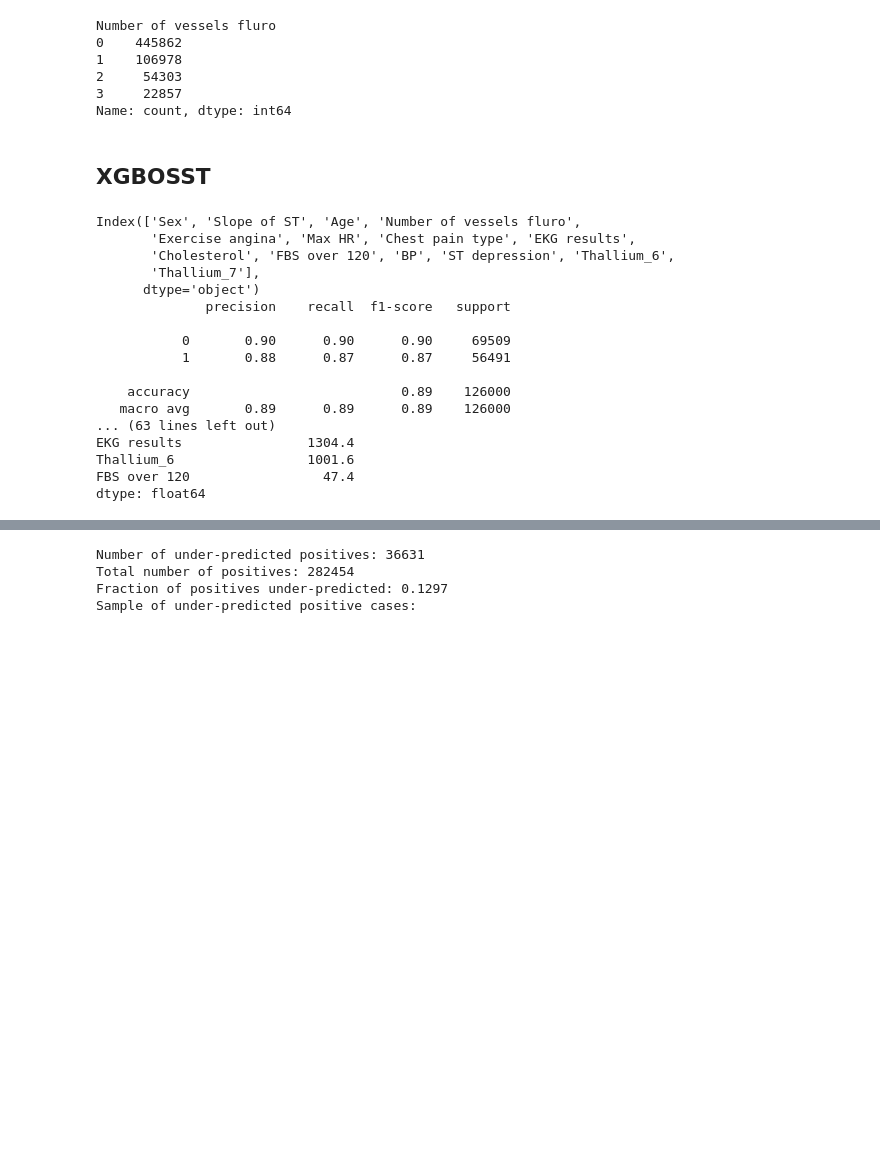
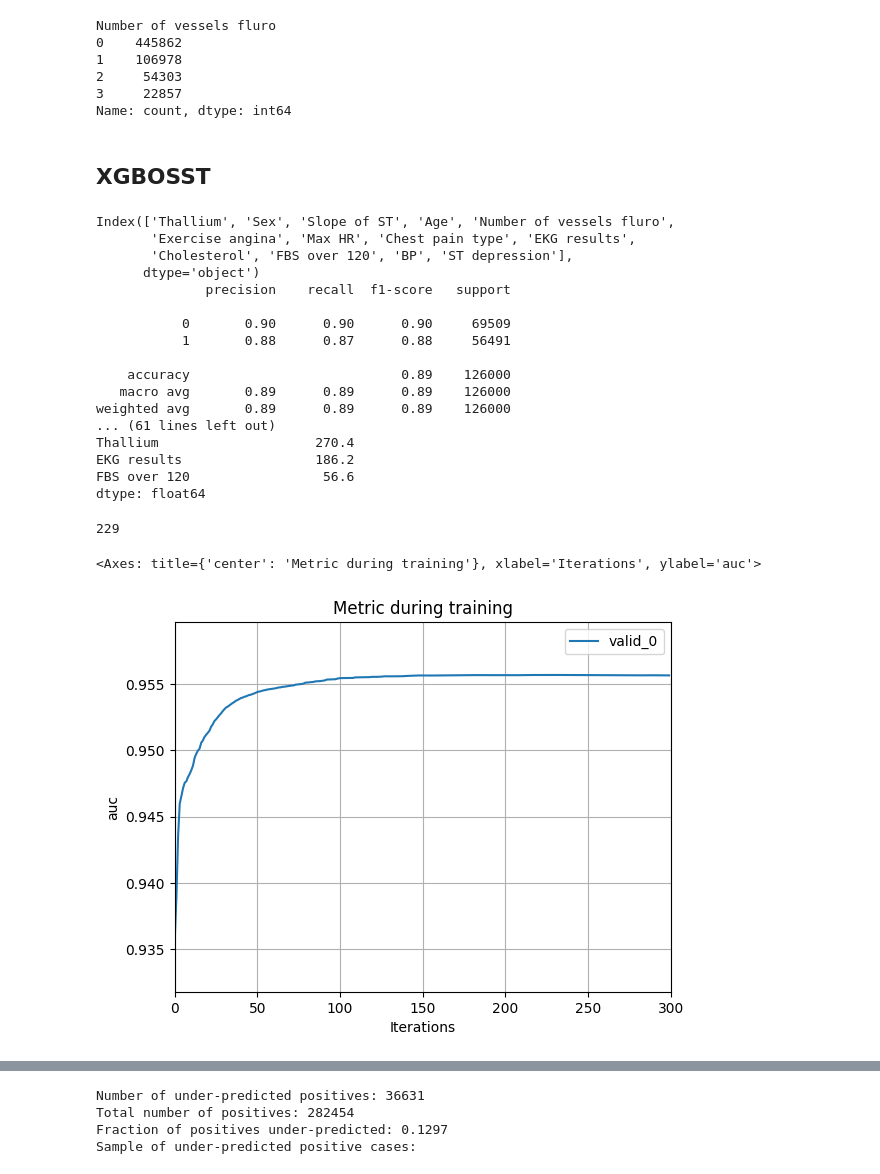
Before and after one commit to cringe-syco/ML, a Jupyter notebook: data/heart_disease/eda.ipynb, the cells around one changed output, grey strips where cells are left out. Saved outputs shown, nothing was run; the diff lists cells and outputs as text; code cells hidden in the pictures; blank space fills up the shorter version.

Commit message:
checking on learning rates

```diff
--- a/data/heart_disease/eda.ipynb
+++ b/data/heart_disease/eda.ipynb
@@ -347,6 +347,7 @@ from sklearn.metrics import (
     accuracy_score, roc_auc_score,
     precision_score, recall_score, f1_score
 )
+import lightgbm as lgb
 from sklearn.preprocessing import OneHotEncoder
 from xgboost import XGBClassifier
 from lightgbm import LGBMClassifier
@@ -391,10 +392,10 @@ def preprocess(df: pd.DataFrame) -> pd.DataFrame:
     # df['dep x age'] = pd.cut(df['ST depression'], bins=bins, labels=labels, right=False).astype('float')
     # df['dep x age'] = df['Age'] / df['dep x age']
     # new_cols.append('dep x age')
-    df[cat_cols] = df[cat_cols].astype('category')
-    data = pd.get_dummies(df[cat_cols], drop_first=True)
+    # df[cat_cols] = df[cat_cols].astype('category')
+    # data = pd.get_dummies(df[cat_cols], drop_first=True)
     # print(data.columns)
-    df = pd.concat([df.drop(columns=cat_cols), data], axis=1)
+    # df = pd.concat([df.drop(columns=cat_cols), data], axis=1)
     # print(df.columns)
     # new_cols = ['Age Group']
     for i in new_cols:
@@ -443,8 +444,8 @@ for fold, (train_idx, val_idx) in enumerate(skf.split(X, y), 1):
         objective="binary",
         metric="auc",
 
-        n_estimators=800,
-        learning_rate=0.01,
+        n_estimators=300,
+        learning_rate=0.1,
 
         max_depth=-1,          # let num_leaves control complexity
         num_leaves=48,
@@ -458,7 +459,8 @@ for fold, (train_idx, val_idx) in enumerate(skf.split(X, y), 1):
 
         random_state=42,
         n_jobs=-1,
-        verbose=-1
+        verbose=-1,
+        early_stopping_rounds = 150
     )
 
 
@@ -473,10 +475,10 @@ for fold, (train_idx, val_idx) in enumerate(skf.split(X, y), 1):
     # ----------------------------
     # Evaluation
     # ----------------------------
-    y_pred = xgb.predict(X_val)
-    y_proba = xgb.predict_proba(X_val)[:, 1]
-    X_res += xgb.predict_proba(X_test)[:, 1]/5
-    X_res_oof += xgb.predict_proba(X)[:, 1]/5
+    y_pred = xgb.predict(X_val, num_iteration=xgb.best_iteration_)
+    y_proba = xgb.predict_proba(X_val, num_iteration=xgb.best_iteration_)[:, 1]
+    X_res += xgb.predict_proba(X_test, num_iteration=xgb.best_iteration_)[:, 1]/5
+    X_res_oof += xgb.predict_proba(X, num_iteration=xgb.best_iteration_)[:, 1]/5
 
     metrics["accuracy"].append(accuracy_score(y_val, y_pred))
     metrics["roc_auc"].append(roc_auc_score(y_val, y_proba))
@@ -508,20 +510,29 @@ print(importance_mean)
 
 sub_df = pd.DataFrame({'id': test['id'], 'Heart Disease': X_res})
 # %% [output]
-Index(['Sex', 'Slope of ST', 'Age', 'Number of vessels fluro',
+Index(['Thallium', 'Sex', 'Slope of ST', 'Age', 'Number of vessels fluro',
        'Exercise angina', 'Max HR', 'Chest pain type', 'EKG results',
-       'Cholesterol', 'FBS over 120', 'BP', 'ST depression', 'Thallium_6',
-       'Thallium_7'],
+       'Cholesterol', 'FBS over 120', 'BP', 'ST depression'],
       dtype='object')
               precision    recall  f1-score   support
 
            0       0.90      0.90      0.90     69509
-           1       0.88      0.87      0.87     56491
+           1       0.88      0.87      0.88     56491
 
     accuracy                           0.89    126000
    macro avg       0.89      0.89      0.89    126000
-... (63 lines left out)
-EKG results                1304.4
-Thallium_6                 1001.6
-FBS over 120                 47.4
+weighted avg       0.89      0.89      0.89    126000
+... (61 lines left out)
+Thallium                    270.4
+EKG results                 186.2
+FBS over 120                 56.6
 dtype: float64
+# %%
+xgb.best_iteration_
+# %% [output]
+229
+# %%
+lgb.plot_metric(booster=xgb)
+# %% [output]
+<Axes: title={'center': 'Metric during training'}, xlabel='Iterations', ylabel='auc'>
+[figure, added]
```
Also changed, not shown: parts of 9 cells of this notebook.
